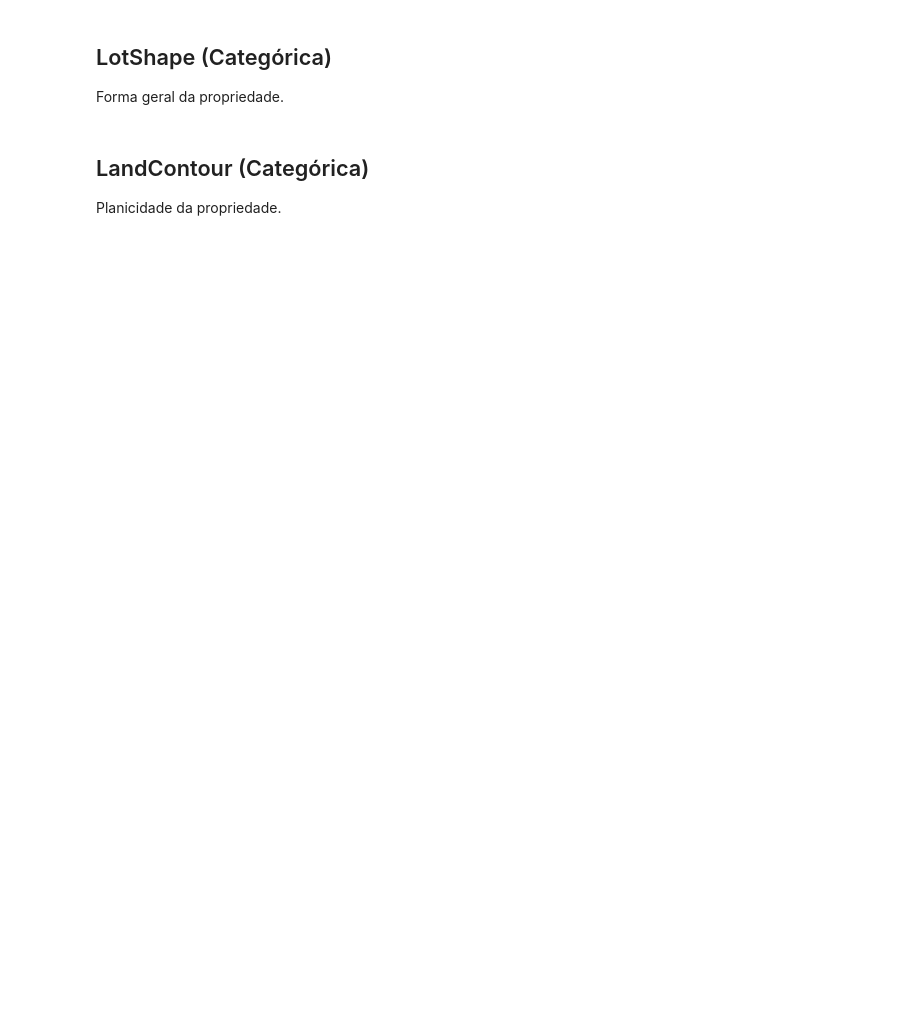
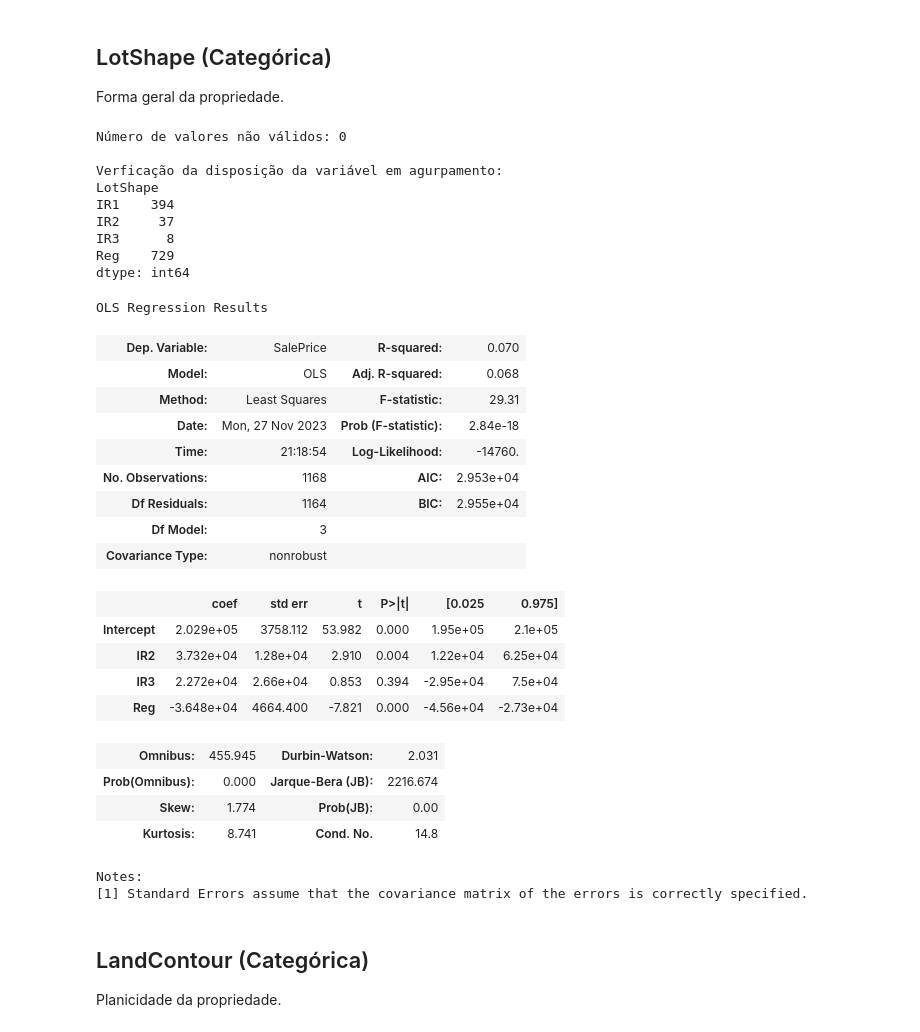
Before and after one commit to JohnDaytonCC/HousePricesPrediction, a Jupyter notebook: Notebook - House Prices Predition.ipynb, the cells around one changed output. Drawn from its saved outputs; the diff is of its cells as text; code cells hidden in the pictures; blank space fills up the shorter version.

```diff
--- a/Notebook - House Prices Predition.ipynb
+++ b/Notebook - House Prices Predition.ipynb
@@ -459,6 +530,62 @@ Tipo de rua de acesso à propriedade
 ## LotShape (Categórica)
 
 Forma geral da propriedade.
+# %%
+nome_feature = 'LotShape'
+
+# Verificação de valores nulos na variável
+print(f'Número de valores não válidos: {dados_treino[nome_feature].isnull().sum()}\n')
+
+# Estatística univariádas pela variável
+print('Verficação da disposição da variável em agurpamento:')
+agrupado = dados_treino.groupby([nome_feature]).size()
+print(agrupado)
+
+# Conversão da variável categórica em dicotômica com a exclusão da primeira variável dicotômica.
+df_dummies_auxiliar = pd.get_dummies(dados_treino[nome_feature], columns=[nome_feature], drop_first=True)
+
+# Inclusão da variável dependente ao data frame de variáveis dicotômicas.
+df_dummies_auxiliar[nome_target] = dados_treino[nome_target].copy()
+
+# Verificação do data frame.
+df_dummies_auxiliar.head(6)
+
+# Estimação do modelo de regressão linear múltipla com n-1 dummies
+modelo_dummies = sm.OLS.from_formula("SalePrice ~ IR2 + IR3 + Reg", df_dummies_auxiliar).fit()
+
+# Verificação dos parâmetros do modelo.
+modelo_dummies.summary()
+# %% [output]
+Número de valores não válidos: 0
+
+Verficação da disposição da variável em agurpamento:
+LotShape
+IR1    394
+IR2     37
+IR3      8
+Reg    729
+dtype: int64
+OLS Regression Results
+| Dep. Variable: | SalePrice | R-squared: | 0.070 |
+| Model: | OLS | Adj. R-squared: | 0.068 |
+| Method: | Least Squares | F-statistic: | 29.31 |
+| Date: | Mon, 27 Nov 2023 | Prob (F-statistic): | 2.84e-18 |
+| Time: | 21:18:54 | Log-Likelihood: | -14760. |
+| No. Observations: | 1168 | AIC: | 2.953e+04 |
+| Df Residuals: | 1164 | BIC: | 2.955e+04 |
+| Df Model: | 3 |  |  |
+| Covariance Type: | nonrobust |  |  |
+|  | coef | std err | t | P>|t| | [0.025 | 0.975] |
+| Intercept | 2.029e+05 | 3758.112 | 53.982 | 0.000 | 1.95e+05 | 2.1e+05 |
+| IR2 | 3.732e+04 | 1.28e+04 | 2.910 | 0.004 | 1.22e+04 | 6.25e+04 |
+| IR3 | 2.272e+04 | 2.66e+04 | 0.853 | 0.394 | -2.95e+04 | 7.5e+04 |
+| Reg | -3.648e+04 | 4664.400 | -7.821 | 0.000 | -4.56e+04 | -2.73e+04 |
+| Omnibus: | 455.945 | Durbin-Watson: | 2.031 |
+| Prob(Omnibus): | 0.000 | Jarque-Bera (JB): | 2216.674 |
+| Skew: | 1.774 | Prob(JB): | 0.00 |
+| Kurtosis: | 8.741 | Cond. No. | 14.8 |
+Notes:
+[1] Standard Errors assume that the covariance matrix of the errors is correctly specified.
 # %% [markdown]
 ## LandContour (Categórica)
 
```
Also changed, not shown: parts of 12 cells of this notebook.
